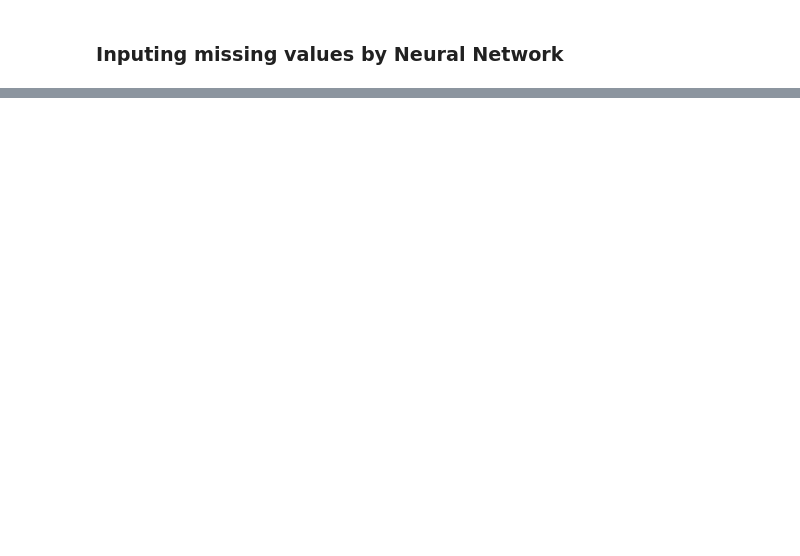
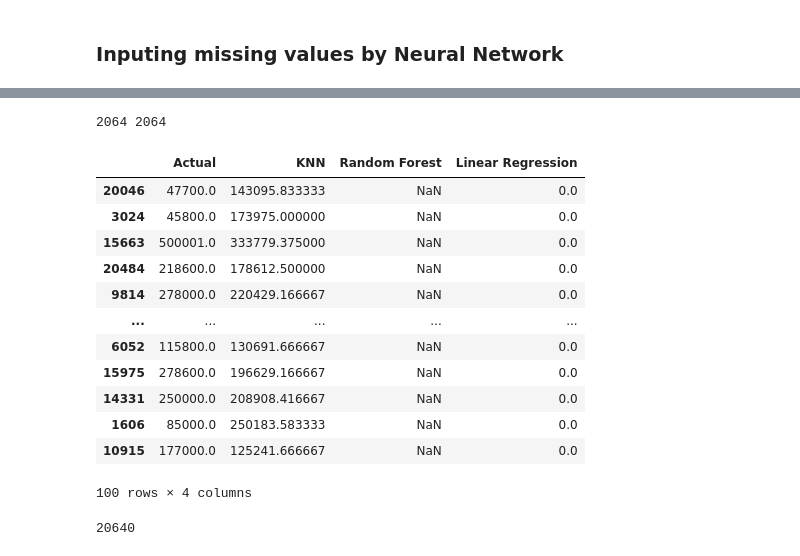
Before and after one commit to MaxMayer1991/data-analysis, a Jupyter notebook: BasicsDataExploration/DataOperations.ipynb, the cells around one changed output, grey strips where cells are left out. Saved outputs shown, nothing was run; the diff lists cells and outputs as text; code cells hidden in the pictures; blank space fills up the shorter version.

```diff
--- a/BasicsDataExploration/DataOperations.ipynb
+++ b/BasicsDataExploration/DataOperations.ipynb
@@ -393,14 +420,11 @@ import numpy as np
 # Завантаження даних
 df = pd.read_csv(url)
 df_copy = df.copy()
-
 # Кодування категоріальних змінних
 encoder = LabelEncoder()
 df['ocean_proximity'] = encoder.fit_transform(df['ocean_proximity'])
 
-# Випадкове встановлення NaN
-np.random.seed(42)
-nan_indices = np.random.choice(df.index, size=int(len(df) * 0.1), replace=False)
+
 df.loc[nan_indices, 'median_house_value'] = np.nan
 
 # Параметри для KNN
@@ -428,7 +452,7 @@ for param in best_param:
 df_results = pd.DataFrame(results)
 
 # Визначення найкращого параметра
-best_neighbors = df_results.loc[df_results['MAE'].idxmin(), 'Neighbors']
+best_neighbors = df_results.loc[df_results['R^2'].idxmax(), 'Neighbors']
 print("Найкращий параметр:", best_neighbors)
 
 # Заповнення NaN значень за допомогою KNN з найкращим параметром
@@ -713,0 +866,8 @@ ModuleNotFoundError: No module named 'tensorflow'
+# %%
+df_nn = prepare_data(df_nn)
+predictions_df = pd.DataFrame(predictions, columns=['Predicted'])
+len(predictions_df)
+predictions_df['Actual'] = df_nn['median_house_value']
+
+comparison_df = predictions_df.copy()
+comparison_df.head(100)
@@ -713,0 +888,35 @@ ModuleNotFoundError: No module named 'tensorflow'
+# %%
+df_original = pd.read_csv(url)
+actual_values = df_original.loc[nan_indices, 'median_house_value'].squeeze()
+predicted_knn = df_knn.copy().loc[nan_indices, 'median_house_value']
+predicted_rf = df.loc[nan_indices, 'median_house_value'].squeeze()
+predicted_lr = df_nn.loc[nan_indices, 'median_house_value']
+print(len(actual_values),len(predicted_rf))
+# Tworzenie tabeli porównawczej
+comparison_df = pd.DataFrame({
+    'Actual': actual_values,
+    'KNN': predicted_knn,
+    'Random Forest': predicted_rf,
+    'Linear Regression': predicted_lr
+})
+
+comparison_df.head(100)
+# %% [output]
+2064 2064
+|  | Actual | KNN | Random Forest | Linear Regression |
+| 20046 | 47700.0 | 143095.833333 | NaN | 0.0 |
+| 3024 | 45800.0 | 173975.000000 | NaN | 0.0 |
+| 15663 | 500001.0 | 333779.375000 | NaN | 0.0 |
+| 20484 | 218600.0 | 178612.500000 | NaN | 0.0 |
+| 9814 | 278000.0 | 220429.166667 | NaN | 0.0 |
+| ... | ... | ... | ... | ... |
+| 6052 | 115800.0 | 130691.666667 | NaN | 0.0 |
+| 15975 | 278600.0 | 196629.166667 | NaN | 0.0 |
+| 14331 | 250000.0 | 208908.416667 | NaN | 0.0 |
+| 1606 | 85000.0 | 250183.583333 | NaN | 0.0 |
+| 10915 | 177000.0 | 125241.666667 | NaN | 0.0 |
+100 rows × 4 columns
+# %%
+print(len(df_copy))
+# %% [output]
+20640
```
Also changed, not shown: parts of 17 cells of this notebook, 29 other files.
